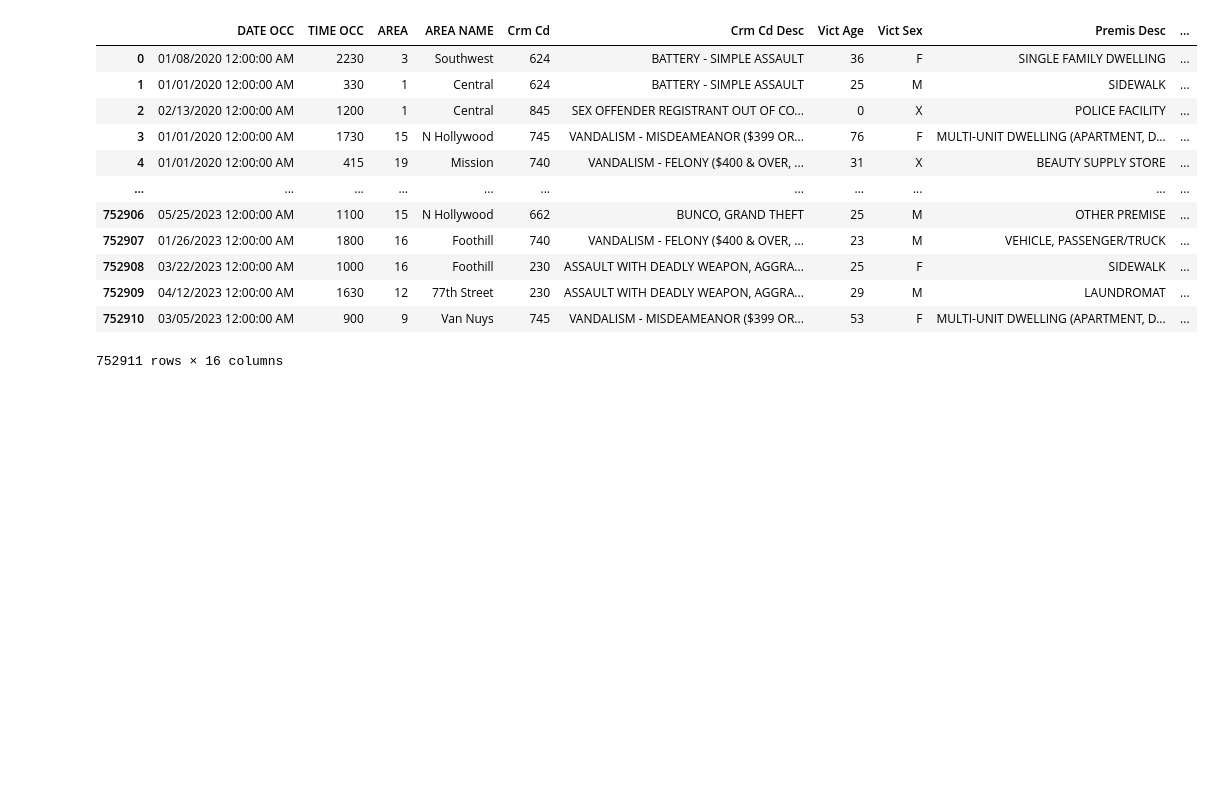
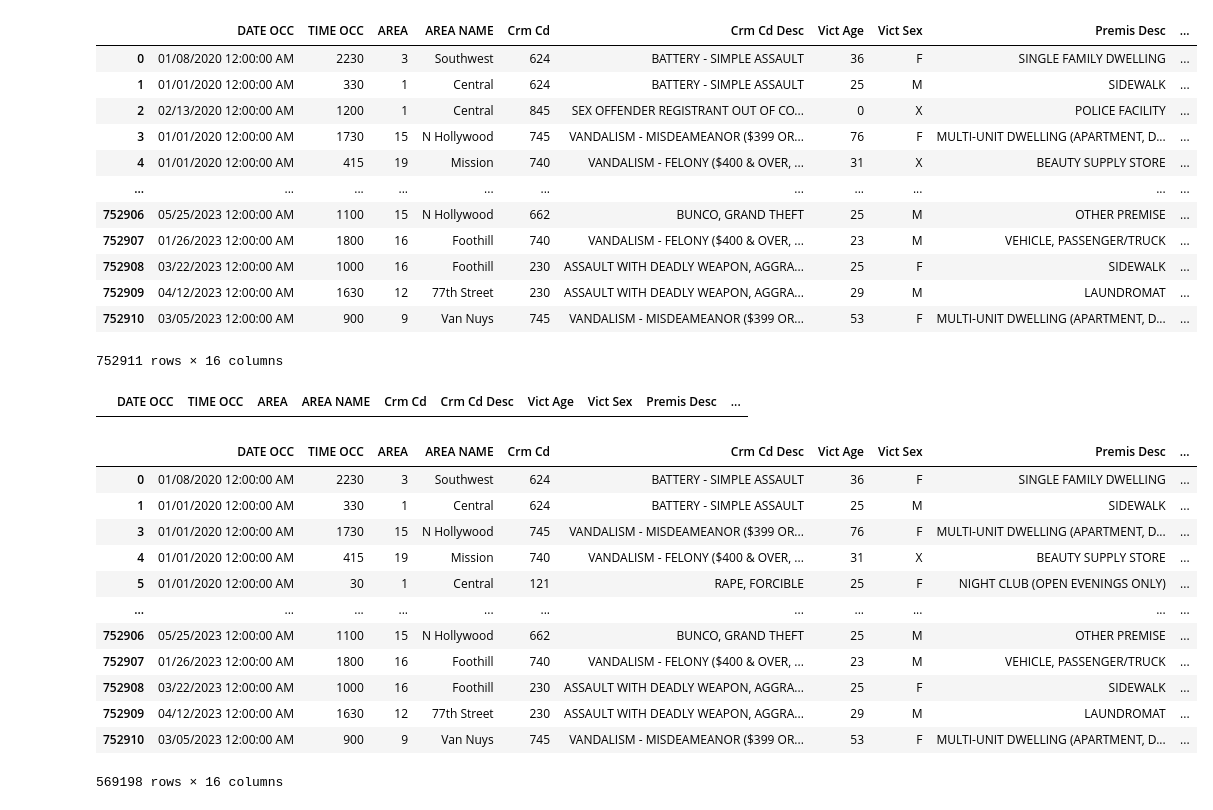
Before and after one commit to mbedino99/LA_CrimeData_Dashboard, a Jupyter notebook: Crime_data.ipynb, the cells around one changed output. Saved outputs shown, nothing was run; the diff lists cells and outputs as text; code cells hidden in the pictures; blank space fills up the shorter version.

```diff
--- a/Crime_data.ipynb
+++ b/Crime_data.ipynb
@@ -46,3 +46,24 @@ df
 | 752909 | 04/12/2023 12:00:00 AM | 1630 | 12 | 77th Street | 230 | ASSAULT WITH DEADLY WEAPON, AGGRA... | 29 | M | LAUNDROMAT | ... |
 | 752910 | 03/05/2023 12:00:00 AM | 900 | 9 | Van Nuys | 745 | VANDALISM - MISDEAMEANOR ($399 OR... | 53 | F | MULTI-UNIT DWELLING (APARTMENT, D... | ... |
 752911 rows × 16 columns
+# %%
+negative = df.loc[df['Vict Age'] == -2]
+negative
+# %% [output]
+|  | DATE OCC | TIME OCC | AREA | AREA NAME | Crm Cd | Crm Cd Desc | Vict Age | Vict Sex | Premis Desc | ... |
+# %%
+df
+# %% [output]
+|  | DATE OCC | TIME OCC | AREA | AREA NAME | Crm Cd | Crm Cd Desc | Vict Age | Vict Sex | Premis Desc | ... |
+| 0 | 01/08/2020 12:00:00 AM | 2230 | 3 | Southwest | 624 | BATTERY - SIMPLE ASSAULT | 36 | F | SINGLE FAMILY DWELLING | ... |
+| 1 | 01/01/2020 12:00:00 AM | 330 | 1 | Central | 624 | BATTERY - SIMPLE ASSAULT | 25 | M | SIDEWALK | ... |
+| 3 | 01/01/2020 12:00:00 AM | 1730 | 15 | N Hollywood | 745 | VANDALISM - MISDEAMEANOR ($399 OR... | 76 | F | MULTI-UNIT DWELLING (APARTMENT, D... | ... |
+| 4 | 01/01/2020 12:00:00 AM | 415 | 19 | Mission | 740 | VANDALISM - FELONY ($400 & OVER, ... | 31 | X | BEAUTY SUPPLY STORE | ... |
+| 5 | 01/01/2020 12:00:00 AM | 30 | 1 | Central | 121 | RAPE, FORCIBLE | 25 | F | NIGHT CLUB (OPEN EVENINGS ONLY) | ... |
+| ... | ... | ... | ... | ... | ... | ... | ... | ... | ... | ... |
+| 752906 | 05/25/2023 12:00:00 AM | 1100 | 15 | N Hollywood | 662 | BUNCO, GRAND THEFT | 25 | M | OTHER PREMISE | ... |
+| 752907 | 01/26/2023 12:00:00 AM | 1800 | 16 | Foothill | 740 | VANDALISM - FELONY ($400 & OVER, ... | 23 | M | VEHICLE, PASSENGER/TRUCK | ... |
+| 752908 | 03/22/2023 12:00:00 AM | 1000 | 16 | Foothill | 230 | ASSAULT WITH DEADLY WEAPON, AGGRA... | 25 | F | SIDEWALK | ... |
+| 752909 | 04/12/2023 12:00:00 AM | 1630 | 12 | 77th Street | 230 | ASSAULT WITH DEADLY WEAPON, AGGRA... | 29 | M | LAUNDROMAT | ... |
+| 752910 | 03/05/2023 12:00:00 AM | 900 | 9 | Van Nuys | 745 | VANDALISM - MISDEAMEANOR ($399 OR... | 53 | F | MULTI-UNIT DWELLING (APARTMENT, D... | ... |
+569198 rows × 16 columns
```
Also changed, not shown: parts of 2 cells of this notebook, 1 other file.
